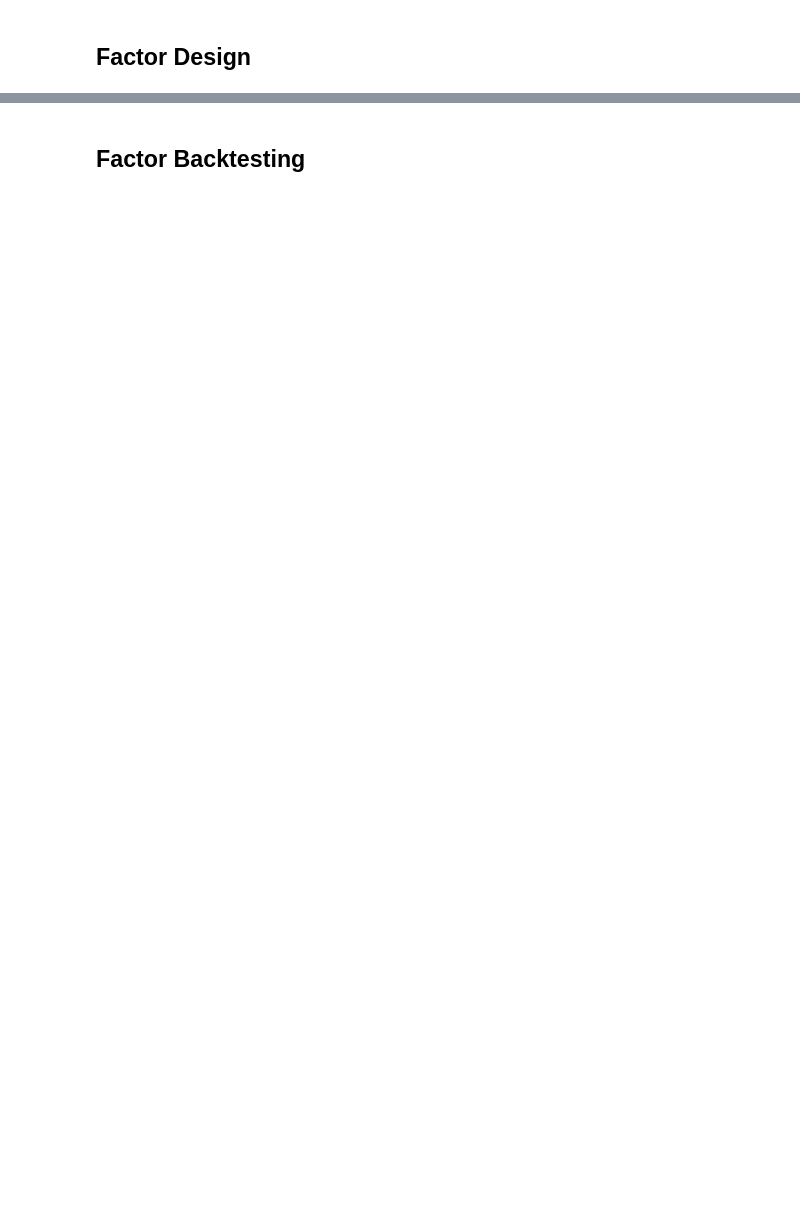
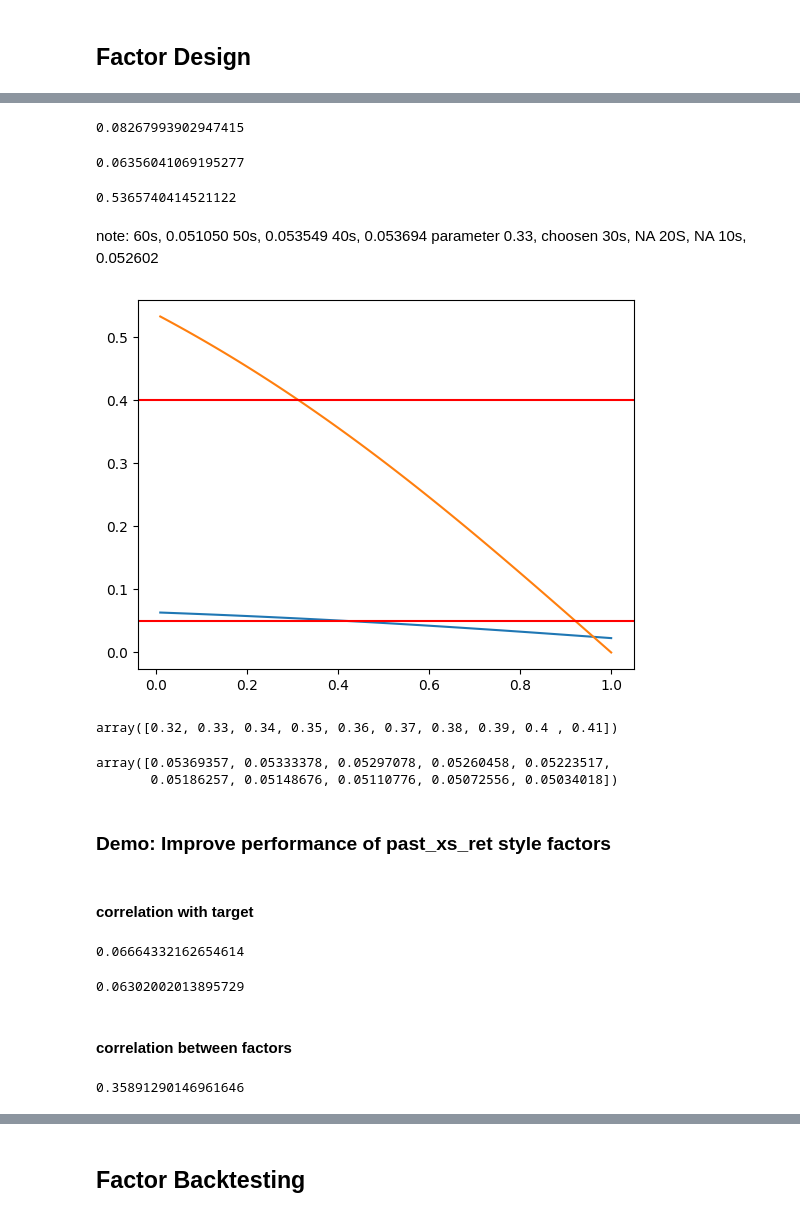
Before and after one commit to kaiwenShen/Optiver_MOC, a Jupyter notebook: Optiver_MOC_Factor_Research_FrameworkV1/Optiver_MOC_Factor_Research_Framework/Factor_Research_Framework_v1.ipynb, the cells around one changed output, grey strips where cells are left out. Drawn from its saved outputs; the diff is of its cells as text; code cells hidden in the pictures; blank space fills up the shorter version.

Commit message:
written several factors to demo for ma, queue, adjust signed pow, etc. update util with a hedge function, corrected original factor direction

```diff
--- a/Optiver_MOC_Factor_Research_FrameworkV1/Optiver_MOC_Factor_Research_Framework/Factor_Research_Framework_v1.ipynb
+++ b/Optiver_MOC_Factor_Research_FrameworkV1/Optiver_MOC_Factor_Research_Framework/Factor_Research_Framework_v1.ipynb
@@ -128,4 +40,0 @@ new_factor_list = ['mid_price', 's1_imbalance']
-# %%
-# DO NOT MODIFY THE FOLLOWING CODE
-# Run this cell once you want to calculate your factor values and prepare for the test of your factor performance!
-new_factors = {factor_name: utils.flatten_factor_value(factor_design.run_factor_value(df_train_dic_sorted, eval(factor_name), factor_name), factor_name)[factor_name] for factor_name in tqdm(new_factor_list)}
@@ -150,0 +508,6 @@ for factor_name, factor_value in new_factors.items():
+# %%
+# DO NOT MODIFY THE FOLLOWING CODE
+# Run this cell once you want to calculate your factor values and prepare for the test of your factor performance!
+new_factors = {factor_name: utils.flatten_factor_value(
+    factor_design.run_factor_value(df_train_dic_sorted, eval(factor_name), factor_name), factor_name)[factor_name] for
+               factor_name in tqdm(new_factor_list)}
@@ -150,0 +628,68 @@ for factor_name, factor_value in new_factors.items():
+# %%
+np.corrcoef(new_factors['stock_20s_ret_deviate_from_index'], df_train['target'].fillna(0))[
+    0, 1]  # original factor performance
+# %% [output]
+0.08267993902947415
+# %%
+np.corrcoef(new_factors['stock_40s_ret_deviate_from_index_rank'], df_train['target'].fillna(0))[
+    0, 1]  # original factor performance
+# %% [output]
+0.06356041069195277
+# %%
+np.corrcoef(new_factors['stock_20s_ret_deviate_from_index'], new_factors['stock_40s_ret_deviate_from_index_rank'])[
+    0, 1]  # original factor performance
+# %% [output]
+0.5365740414521122
+# %% [markdown]
+note:
+60s, 0.051050
+50s, 0.053549
+40s, 0.053694 parameter 0.33, choosen
+30s, NA
+20S, NA
+10s, 0.052602
+# %%
+x = new_factors['stock_40s_ret_deviate_from_index_rank']
+x = (x - 0.5) * 2  # scale to -1,1， this doesnt change the correlation
+hedged_x = [utils.ols_res(new_factors['stock_20s_ret_deviate_from_index'], x, i) for i in
+            tqdm(np.linspace(0.01, 1, 100))]
+target_corr = [np.corrcoef(i, df_train['target'].fillna(0))[0, 1] for i in hedged_x]
+pairwise_corr = [np.corrcoef(i, new_factors['stock_20s_ret_deviate_from_index'])[0, 1] for i in hedged_x]
+# %%
+plt.plot(np.linspace(0.01, 1, 100), target_corr)
+plt.plot(np.linspace(0.01, 1, 100), pairwise_corr)
+# draw horizontal line at 0.5
+plt.axhline(y=0.05, color='r', linestyle='-')
+plt.axhline(y=0.4, color='r', linestyle='-')
+plt.show()
+# %% [output]
+[figure, added]
+# %%
+np.linspace(0.01, 1, 100)[np.where((np.array(target_corr) >= 0.05) & (
+        np.array(pairwise_corr) <= 0.4))]  # these are the hedge parameter that satisfy the requirement
+# %% [output]
+array([0.32, 0.33, 0.34, 0.35, 0.36, 0.37, 0.38, 0.39, 0.4 , 0.41])
+# %%
+np.array(target_corr)[np.where((np.array(target_corr) >= 0.05) & (np.array(
+    pairwise_corr) <= 0.4))]  # these are the target corr that satisfy the requirement. we choose the best in these.
+# %% [output]
+array([0.05369357, 0.05333378, 0.05297078, 0.05260458, 0.05223517,
+       0.05186257, 0.05148676, 0.05110776, 0.05072556, 0.05034018])
+# %% [markdown]
+### Demo: Improve performance of past_xs_ret style factors
+# %% [markdown]
+#### correlation with target
+# %%
+np.corrcoef(new_factors['past_10s_ret'], df_train['target'].fillna(0))[0, 1]  # original factor performance
+# %% [output]
+0.06664332162654614
+# %%
+np.corrcoef(new_factors['past_30s_ret_rank'], df_train['target'].fillna(0))[0, 1]  # original factor performance
+# %% [output]
+0.06302002013895729
+# %% [markdown]
+#### correlation between factors
+# %%
+np.corrcoef(new_factors['past_10s_ret'], new_factors['past_30s_ret_rank'])[0, 1]  # original factor performance
+# %% [output]
+0.35891290146961646
```
Also changed, not shown: parts of 56 cells of this notebook, 2 other files.
